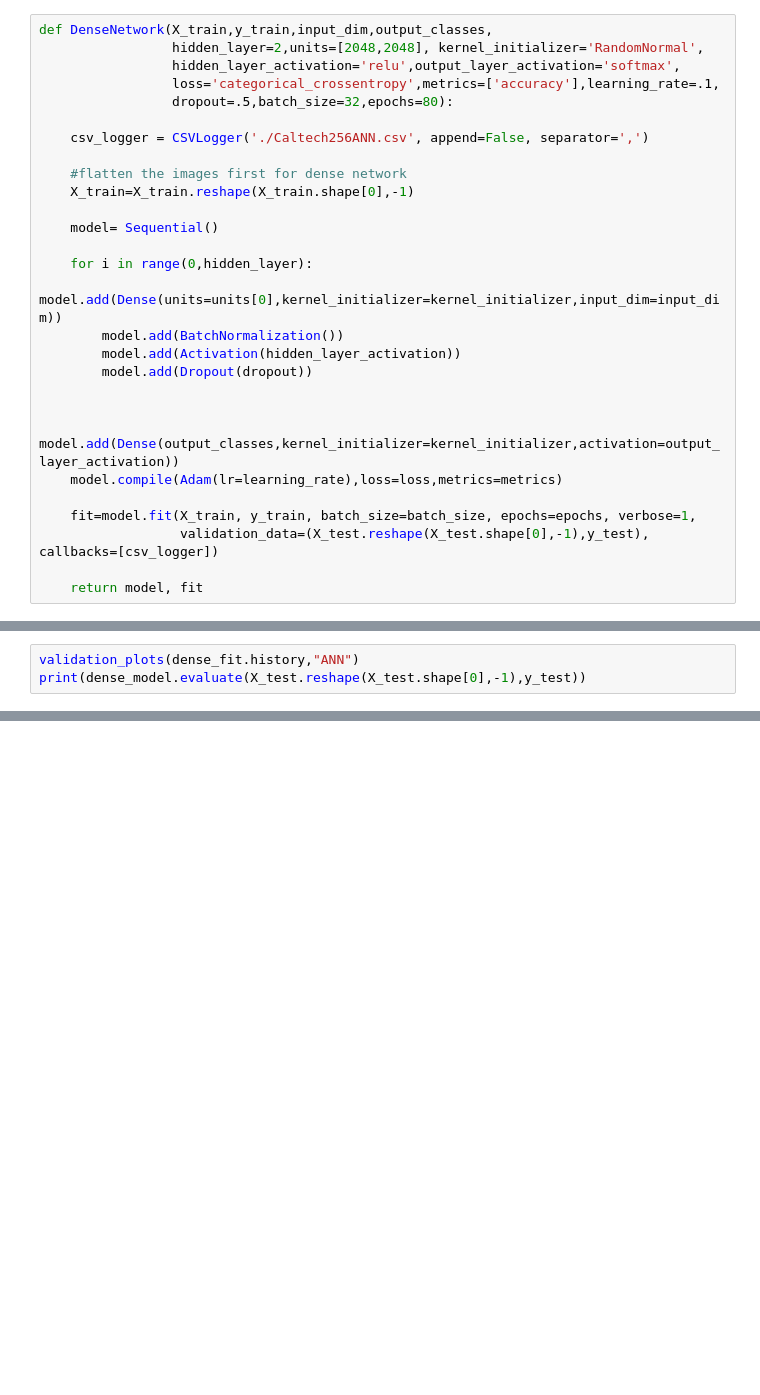
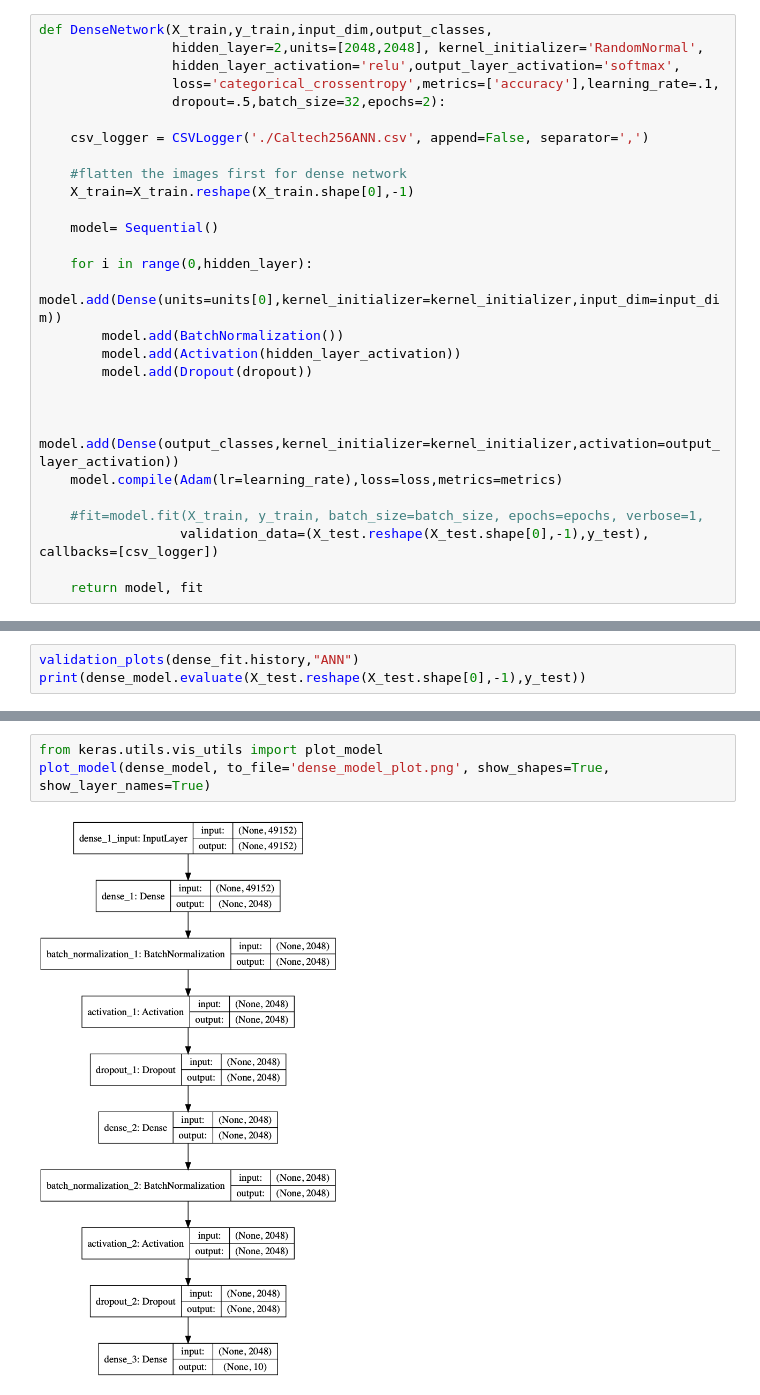
Before and after one commit to nasifimtiazohi/Caltech256-project, a Jupyter notebook: ANN.ipynb, the cells around one changed output, grey strips where cells are left out. Cells and saved outputs as stored; diff of their text form; blank space fills up the shorter version.

```diff
--- a/ANN.ipynb
+++ b/ANN.ipynb
@@ -100,7 +120,7 @@ def DenseNetwork(X_train,y_train,input_dim,output_classes,
                  hidden_layer=2,units=[2048,2048], kernel_initializer='RandomNormal',
                  hidden_layer_activation='relu',output_layer_activation='softmax',
                  loss='categorical_crossentropy',metrics=['accuracy'],learning_rate=.1,
-                 dropout=.5,batch_size=32,epochs=80):
+                 dropout=.5,batch_size=32,epochs=2):
 
     csv_logger = CSVLogger('./Caltech256ANN.csv', append=False, separator=',')
 
@@ -119,7 +139,7 @@ def DenseNetwork(X_train,y_train,input_dim,output_classes,
     model.add(Dense(output_classes,kernel_initializer=kernel_initializer,activation=output_layer_activation))
     model.compile(Adam(lr=learning_rate),loss=loss,metrics=metrics)
 
-    fit=model.fit(X_train, y_train, batch_size=batch_size, epochs=epochs, verbose=1,
+    #fit=model.fit(X_train, y_train, batch_size=batch_size, epochs=epochs, verbose=1,
                   validation_data=(X_test.reshape(X_test.shape[0],-1),y_test), callbacks=[csv_logger])
 
     return model, fit
@@ -155,0 +184,5 @@ print(dense_model.evaluate(X_test.reshape(X_test.shape[0],-1),y_test))
+# %%
+from keras.utils.vis_utils import plot_model
+plot_model(dense_model, to_file='dense_model_plot.png', show_shapes=True, show_layer_names=True)
+# %% [output]
+[figure, added]
```
Also changed, not shown: parts of 4 cells of this notebook, 21 other files.
